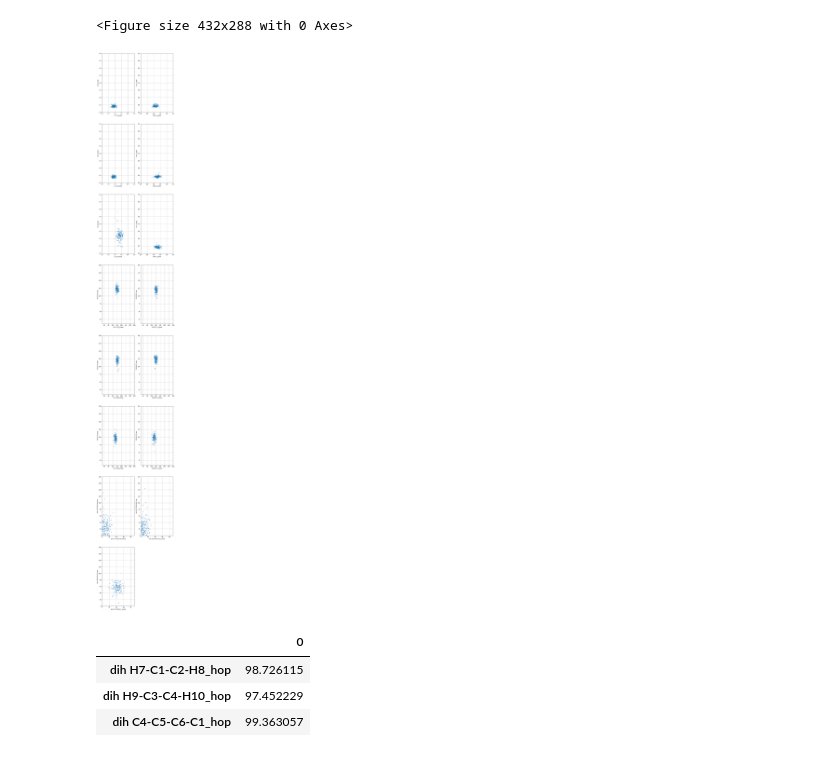
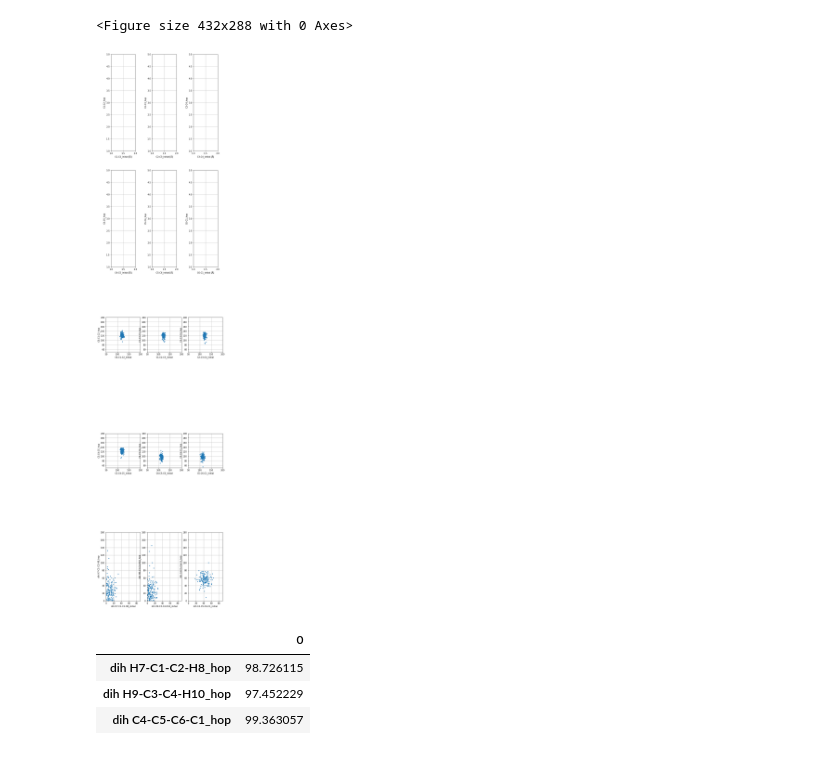
Before and after one commit to KhaiTTNguyen/Computational_Quantum_Chemistry, a Jupyter notebook: structural_influence_on_excited_state_dynamics/[Khai_Nguyen]_CHD_IC_Visualization.ipynb, the cells around one changed output. Saved outputs shown, nothing was run; the diff lists cells and outputs as text; code cells hidden in the pictures.

Commit message:
Fixing visualization

```diff
--- a/structural_influence_on_excited_state_dynamics/[Khai_Nguyen]_CHD_IC_Visualization.ipynb
+++ b/structural_influence_on_excited_state_dynamics/[Khai_Nguyen]_CHD_IC_Visualization.ipynb
@@ -109,21 +109,27 @@ fig.savefig(output_path, bbox_inches='tight', dpi=600)
 <Figure size 432x288 with 0 Axes>
 # %%
 # ----------------------- Plot ----------------------- #
+'''
+1. dataframe indexes
+2. x_lim, y_lim
+3. set aspect (height/width ticks ratio)
+'''
 # plt.subplot(121) nrows, ncols, and index
 figure_nrows = math.ceil(len(compare_mean)/2)
-figure_ncols = 2
+figure_ncols = 3
 plt.figure(figsize=(10,10*figure_nrows))
 
 # -------------- C-C bonds range(1,8) --------------
 C_C_stop=NUM_CARBON
 for col, axe_index in zip(compare_mean['index'][0:C_C_stop], range(1,C_C_stop+1)):
     ax=plt.subplot(figure_nrows, figure_ncols, axe_index)
-    initial_col = col + "_initial"
-    hop_col = col + "_hop"
+    ax.set_aspect(1)
+    # formatter = EngFormatter(places=1, sep="\N{THIN SPACE}")  # U+2009
+    # ax.xaxis.set_major_formatter(formatter)
 
     plt.plot(dih_merge[initial_col],dih_merge[hop_col], '.')
-    plt.xlabel(initial_col)
-    plt.ylabel(hop_col)
+    plt.xlabel(col + "_initial" + " [Å]")
+    plt.ylabel(col + "_hop")
     plt.xlim(1,2)
     plt.ylim(1,5)
     plt.grid(True)
@@ -132,37 +138,39 @@ for col, axe_index in zip(compare_mean['index'][0:C_C_stop], range(1,C_C_stop+1)
 # -------------- C-C-C angles range(20,28) --------------
 for col, axe_index in zip(compare_mean['index'][C_C_stop:-3], range(C_C_stop+1,len(compare_mean)-2)):
     ax=plt.subplot(figure_nrows, figure_ncols, axe_index)
+    ax.set_aspect(1)
     initial_col = col + "_initial"
     hop_col = col + "_hop"
 
     plt.plot(dih_merge[initial_col],dih_merge[hop_col], '.')
     plt.xlabel(initial_col)
     plt.ylabel(hop_col)
     plt.xlim(50,200)
-    plt.ylim(10,200)
+    plt.ylim(50,200)
     plt.grid(True)
     axe_index+=1
 
 # -------------- dihedrals rang(29,31) --------------
 for col, axe_index in zip(compare_mean['index'][-3:], range(len(compare_mean)-2,len(compare_mean)+1)):
     ax=plt.subplot(figure_nrows, figure_ncols, axe_index)
+    ax.set_aspect(1)
     initial_col = col + "_initial"
     hop_col = col + "_hop"
 
     plt.plot(dih_merge[initial_col],dih_merge[hop_col], '.')
     plt.xlabel(initial_col)
     plt.ylabel(hop_col)
     plt.xlim(0,90)
     plt.ylim(0,180)
     plt.grid(True)
     axe_index+=1
 
 #------------------------- Output to file ----------------------#
 output_path = os.path.join(".", "visuals", "CHD", "initial_vs_hop", date_computed + "_initial_vs_hop" + ".png")
 os.makedirs(os.path.dirname(output_path), exist_ok=True) # create folder if not existed yet
 plt.savefig(output_path)
 # %% [output]
-[figure, old version]
+[figure, new version]
 # %%
 dih_angle_df = dih_merge.iloc[:,-3:]
 lower_bound = 0
```
Also changed, not shown: parts of 4 cells of this notebook, 18 other files.
